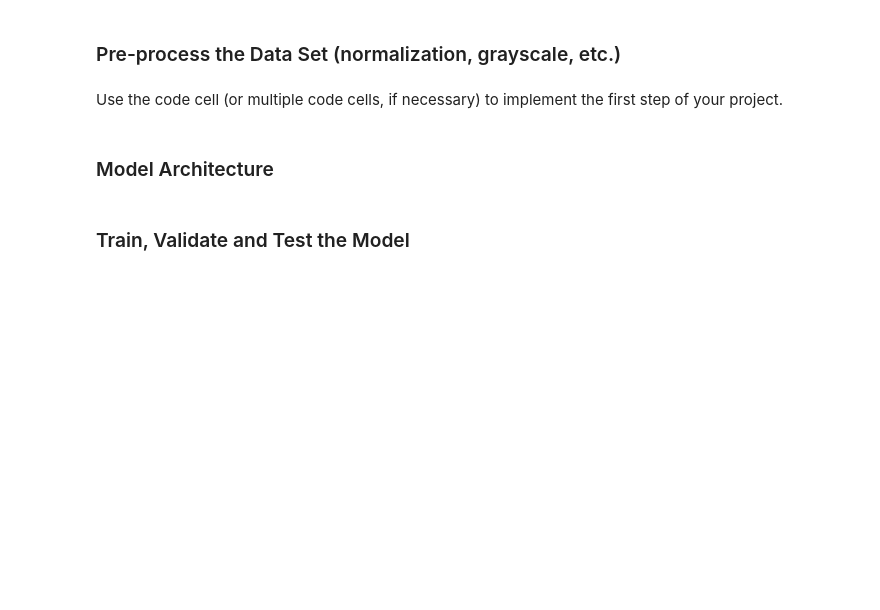
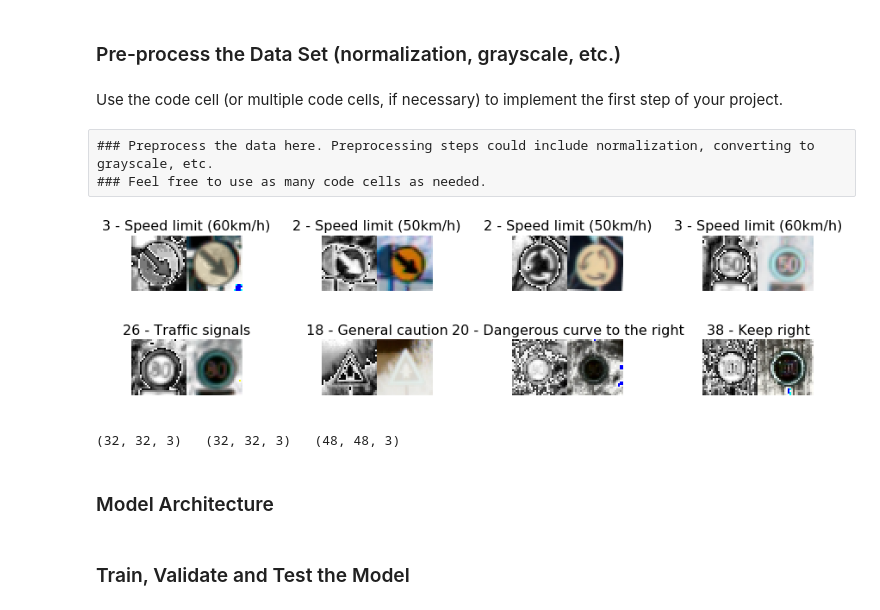
Before and after one commit to SiRi13/CarND-Traffic-Sign-Classifier-Project, a Jupyter notebook: Traffic_Sign_Classifier.ipynb, the cells around one changed output. Saved outputs shown, nothing was run; the diff lists cells and outputs as text; code cells hidden in the pictures; blank space fills up the shorter version.

Commit message:
new preprocessing; new model; not learning yet;

```diff
--- a/Traffic_Sign_Classifier.ipynb
+++ b/Traffic_Sign_Classifier.ipynb
@@ -138,2 +188,5 @@ Use the code cell (or multiple code cells, if necessary) to implement the first
+# %% [raw]
+### Preprocess the data here. Preprocessing steps could include normalization, converting to grayscale, etc.
+### Feel free to use as many code cells as needed.
 # %%
 from sklearn.utils import shuffle
@@ -141,3 +196,5 @@ import cv2
 # %%
 # shuffle training data
 X_train, y_train = shuffle(X_train, y_train)
+X_valid, y_valid = shuffle(X_valid, y_valid)
+X_test, y_test = shuffle(X_test, y_test)
@@ -161,3 +200,0 @@ X_train_gray.shape
-# %%
-index = random.randint(0, len(X_train_gray))
-plt.imshow(X_train_gray[index], cmap='gray')
@@ -178,16 +200,0 @@ print(X_train_gray.shape, " ", X_valid_gray.shape)
-# %%
-def normalize_grayscale(image_data):
-    """
-    Normalize the image data with Min-Max scaling to a range of [0.1, 0.9]
-    :param image_data: The image data to be normalized
-    :return: Normalized image data
-    """
-    # TODO: Implement Min-Max scaling for grayscale image data
-    a = 0.1
-    b = 0.9
-    return a + (image_data * (b-a) / 255.0)
-
-if not is_features_normal:
-    X_train_gray = normalize_grayscale(X_train_gray)
-    X_valid_gray = normalize_grayscale(X_valid_gray)
-    is_features_normal = True
@@ -196,3 +277,32 @@ X_train_gray.shape
+# %%
+# shuffle data
+X_train_norm, X_train_cv2, X_train_skimage, y_train = shuffle(X_train_norm, X_train_cv2, X_train_skimage, y_train)
+X_valid_norm, X_valid_cv2, X_valid_skimage, y_valid = shuffle(X_valid_norm, X_valid_cv2, X_valid_skimage, y_valid)
+X_test_norm, X_test_cv2, X_test_skimage, y_test = shuffle(X_test_norm, X_test_cv2, X_test_skimage, y_test)
+# %%
+plt.figure(figsize=(12,5))
+for i in range(1,9):
+    # get random image from train set
+    index = random.randint(0, n_train)
+    image1 = X_train_norm[index].squeeze()
+    image2 = X_train_cv2[index].squeeze()
+    #image3 = X_train_skimage[index].squeeze()
+    image = np.hstack((image1, image2))
+    # get label for image from signnames
+    label = "{} - {}".format(y_train[index], signnames.SignName[y_train[index]])
+    # create subplot
+    sub_plot = plt.subplot(3,4,i)
+    sub_plot.set_title(label,fontsize=16)
+    sub_plot.axis('off')
+    imgplot = plt.imshow(image)
+
+plt.tight_layout()
+# %% [output]
+[figure, added]
+# %%
+print(X_train_cv2[0].shape, " ", X_train_norm[0].shape, " ", X_train_skimage[0].shape)
+# %% [output]
+(32, 32, 3)   (32, 32, 3)   (48, 48, 3)
 # %% [markdown]
 ### Model Architecture
 # %%
```
Also changed, not shown: parts of 37 cells of this notebook, 5 other files.
